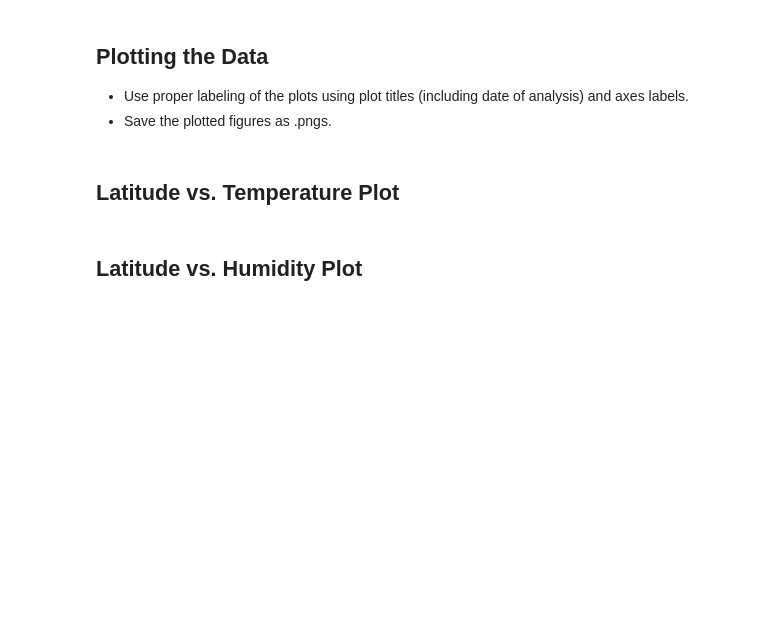
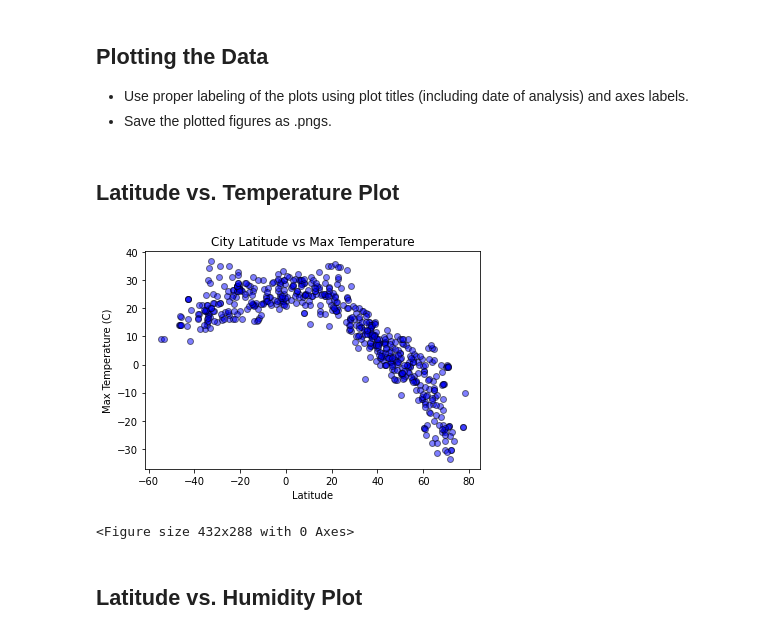
Before and after one commit to calvinluu96/python-api-challenge, a Jupyter notebook: WeatherPy/WeatherPy.ipynb, the cells around one changed output. Cells and saved outputs as stored; diff of their text form; code cells hidden in the pictures; blank space fills up the shorter version.

Commit message:
added scatterplots

```diff
--- a/WeatherPy/WeatherPy.ipynb
+++ b/WeatherPy/WeatherPy.ipynb
@@ -185,5 +185,16 @@ Skip this step if there are no cities that have humidity > 100%.
 * Save the plotted figures as .pngs.
 # %% [markdown]
 ## Latitude vs. Temperature Plot
+# %%
+plt.title("City Latitude vs Max Temperature")
+plt.xlabel("Latitude")
+plt.ylabel("Max Temperature (C)")
+
+plt.scatter(lat, max_temp, marker="o", facecolors="blue", edgecolors="black", alpha=0.5)
+plt.show()
+plt.savefig("LatVsTemp.png")
+# %% [output]
+[figure, added]
+<Figure size 432x288 with 0 Axes>
 # %% [markdown]
 ## Latitude vs. Humidity Plot
```
Also changed, not shown: parts of 3 cells of this notebook, 4 other files.
